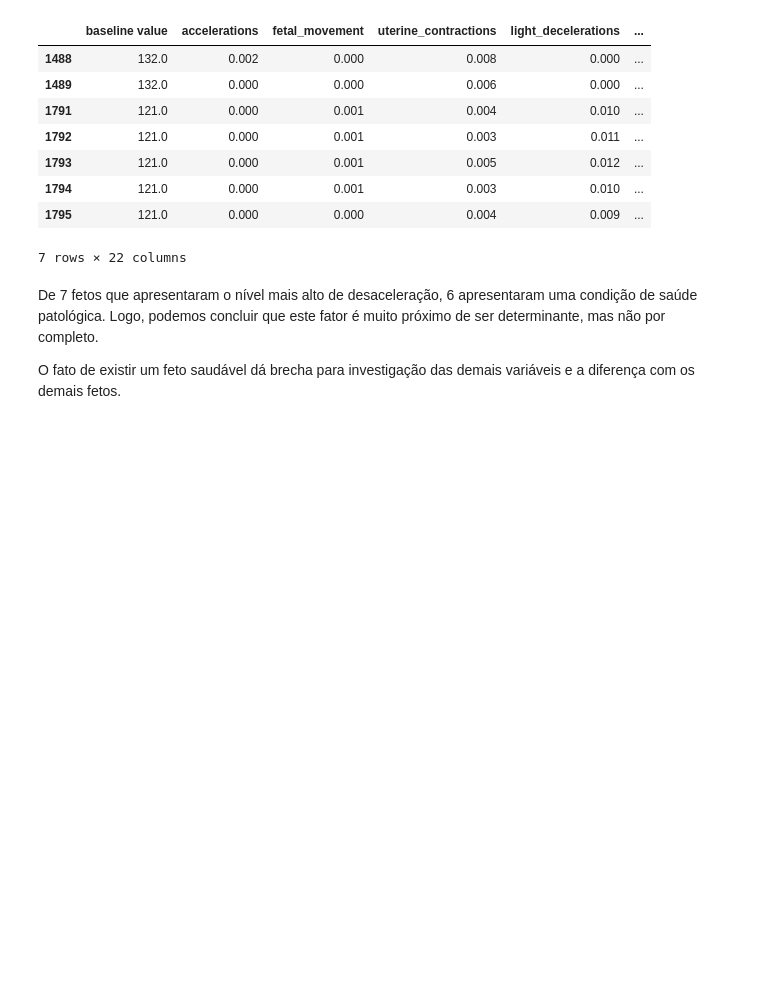
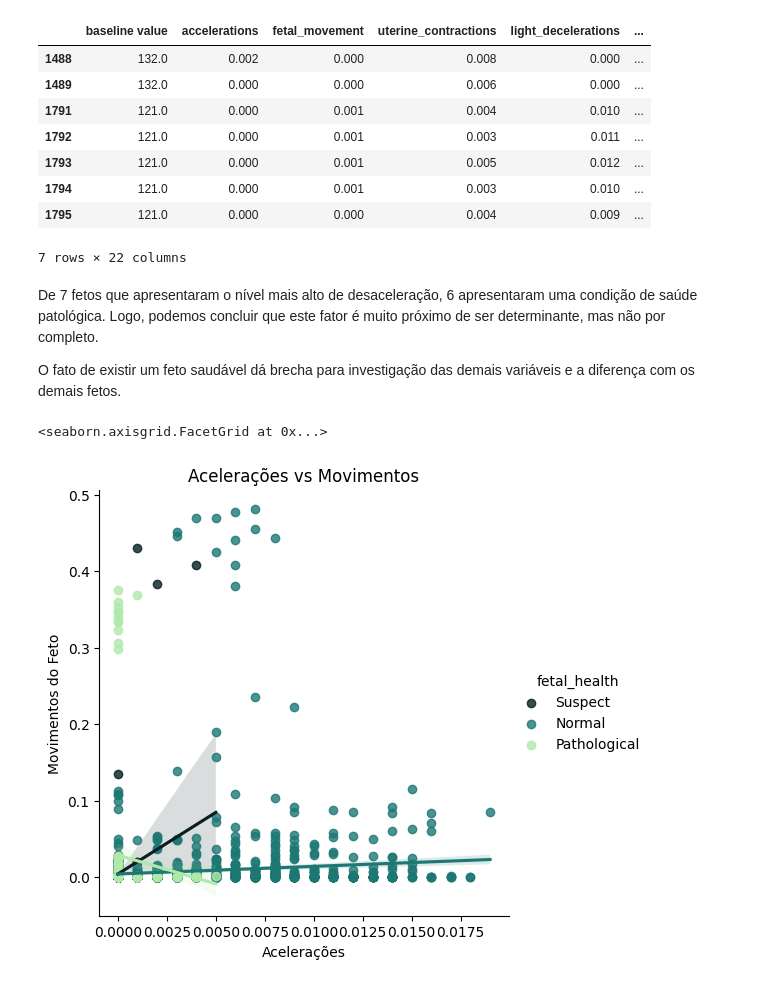
Before and after one commit to Curesharp/curesharp-datascience, a Jupyter notebook: analiseexploratoria.ipynb, the cells around one changed output. Drawn from its saved outputs; the diff is of its cells as text; code cells hidden in the pictures; blank space fills up the shorter version.

```diff
--- a/analiseexploratoria.ipynb
+++ b/analiseexploratoria.ipynb
@@ -252,3 +258,11 @@ fetal_health[fetal_health['severe_decelerations'] >= 0.001]
 De 7 fetos que apresentaram o nível mais alto de desaceleração, 6 apresentaram uma condição de saúde patológica. Logo, podemos concluir que este fator é muito próximo de ser determinante, mas não por completo.
 
 O fato de existir um feto saudável dá brecha para investigação das demais variáveis e a diferença com os demais fetos.
+# %%
+# Implot
+graph = sns.lmplot(data=fetal_health, x="accelerations", y="fetal_movement", palette=cores, hue="fetal_health", legend=True)
+graph.set(title ="Acelerações vs Movimentos", xlabel='Acelerações', ylabel='Movimentos do Feto')
+graph
+# %% [output]
+<seaborn.axisgrid.FacetGrid at 0x...>
+[figure, added]
```
Also changed, not shown: parts of 7 cells of this notebook.
